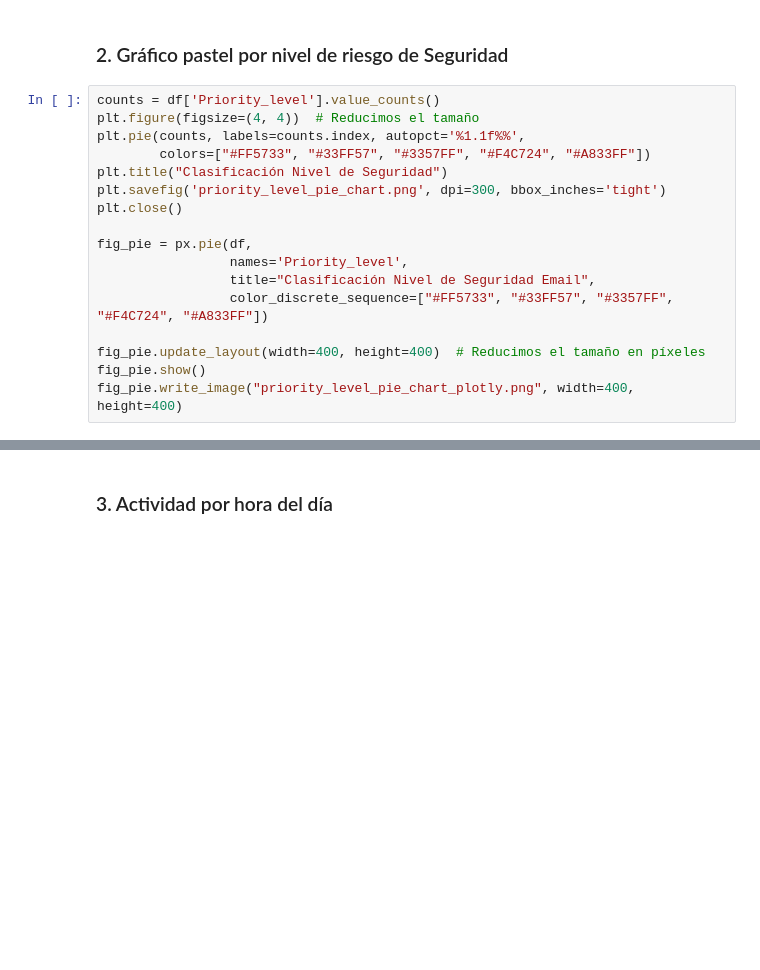
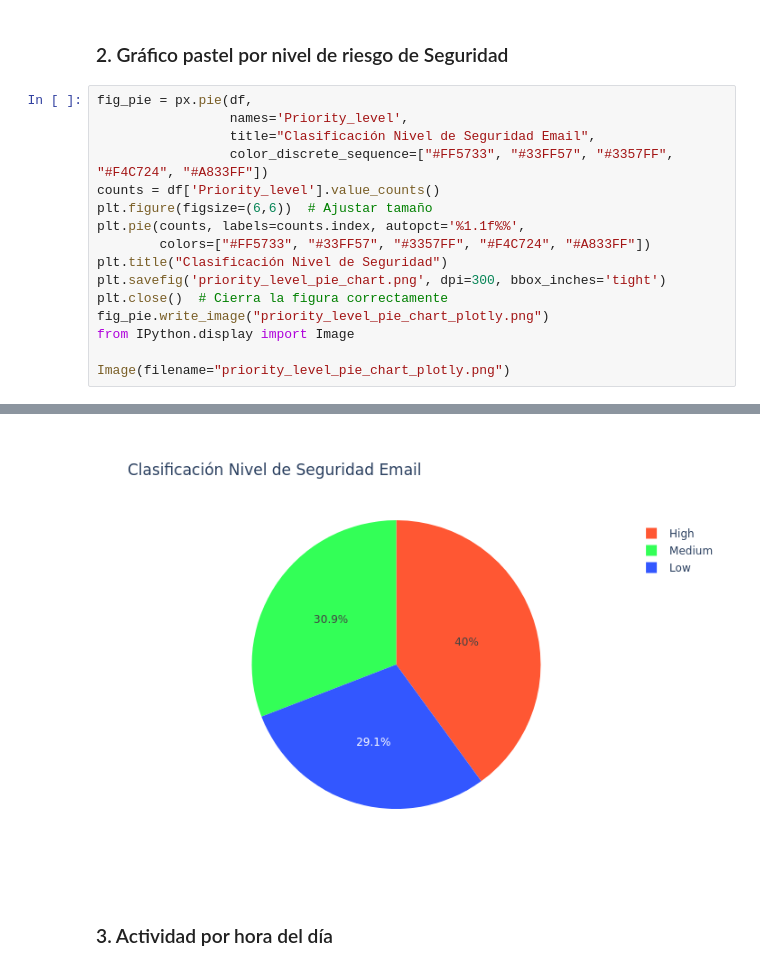
Before and after one commit to JonathanAlvarezW/practica_tres_gr_9, a Jupyter notebook: grupo9.ipynb, the cells around one changed output, grey strips where cells are left out. Drawn from its saved outputs; the diff is of its cells as text; blank space fills up the shorter version.

```diff
--- a/grupo9.ipynb
+++ b/grupo9.ipynb
@@ -351,20 +351,19 @@ plt.show()
 # %% [markdown]
 ### 2. Gráfico pastel por nivel de riesgo de Seguridad
 # %%
+fig_pie = px.pie(df,
+                 names='Priority_level',
+                 title="Clasificación Nivel de Seguridad Email",
+                 color_discrete_sequence=["#FF5733", "#33FF57", "#3357FF", "#F4C724", "#A833FF"])
 counts = df['Priority_level'].value_counts()
-plt.figure(figsize=(4, 4))  # Reducimos el tamaño
+plt.figure(figsize=(6,6))  # Ajustar tamaño
 plt.pie(counts, labels=counts.index, autopct='%1.1f%%',
         colors=["#FF5733", "#33FF57", "#3357FF", "#F4C724", "#A833FF"])
 plt.title("Clasificación Nivel de Seguridad")
 plt.savefig('priority_level_pie_chart.png', dpi=300, bbox_inches='tight')
-plt.close()
+plt.close()  # Cierra la figura correctamente
+fig_pie.write_image("priority_level_pie_chart_plotly.png")
+from IPython.display import Image
 
-fig_pie = px.pie(df,
-                 names='Priority_level',
-                 title="Clasificación Nivel de Seguridad Email",
-                 color_discrete_sequence=["#FF5733", "#33FF57", "#3357FF", "#F4C724", "#A833FF"])
-
-fig_pie.update_layout(width=400, height=400)  # Reducimos el tamaño en píxeles
-fig_pie.show()
-fig_pie.write_image("priority_level_pie_chart_plotly.png", width=400, height=400)
+Image(filename="priority_level_pie_chart_plotly.png")
 # %% [output]
@@ -372,3 +370,4 @@ fig_pie.write_image("priority_level_pie_chart_plotly.png", width=400, height=400
+[figure, added]
 # %% [markdown]
 ### 3. Actividad por hora del día
 # %%
```
Also changed, not shown: parts of 1 cell of this notebook, 2 other files.
